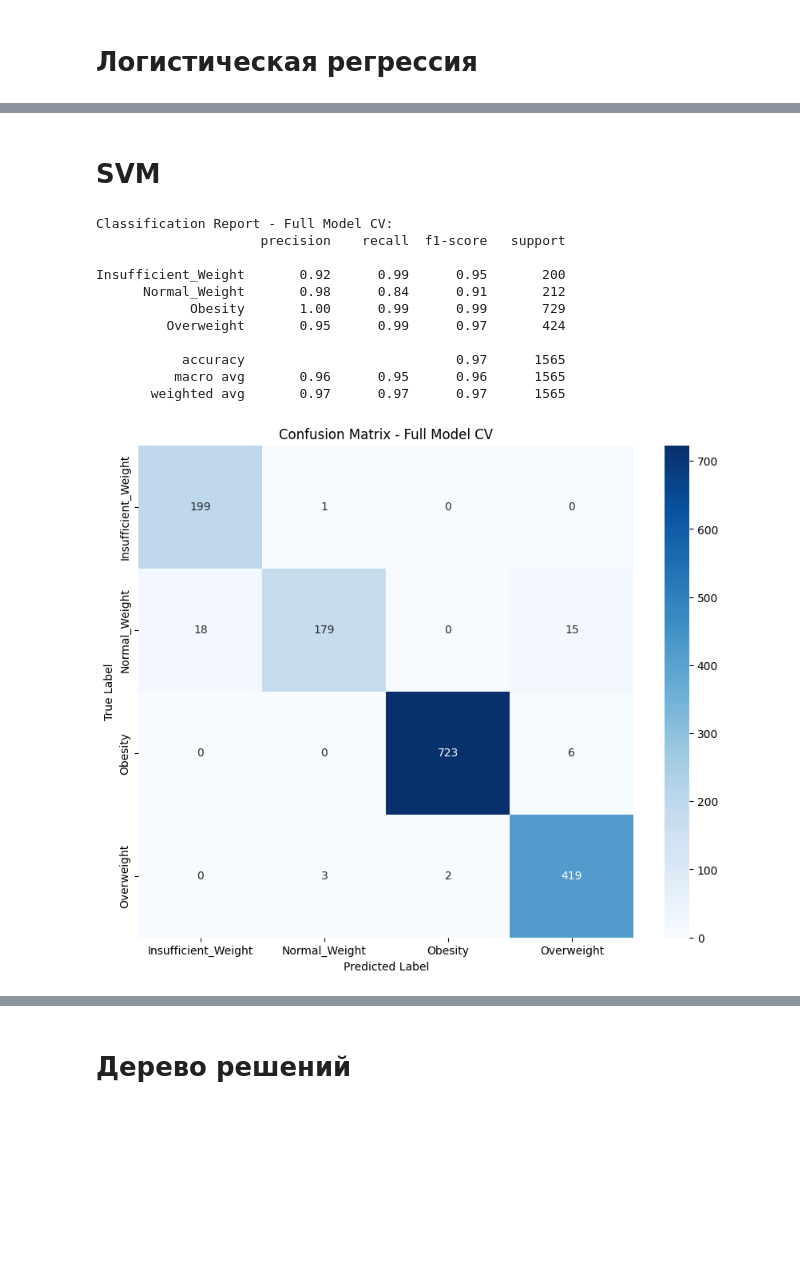
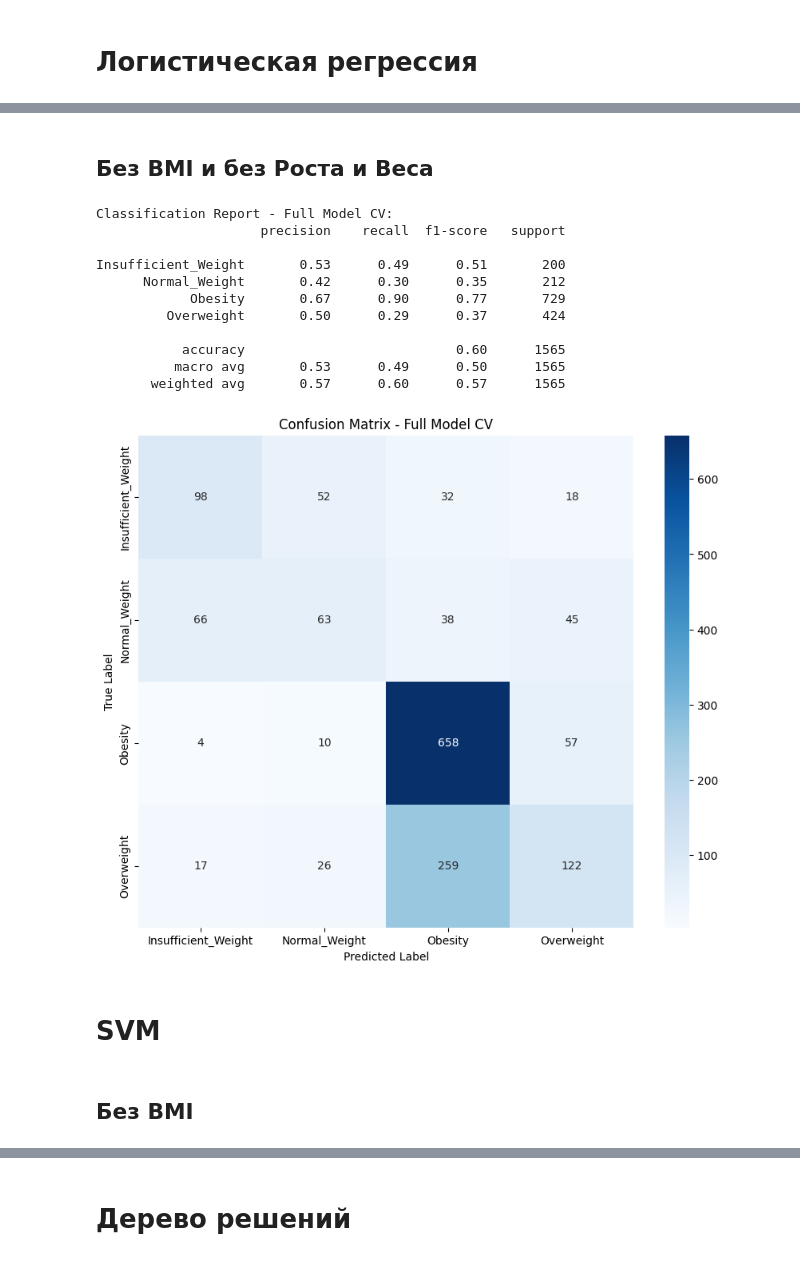
Before and after one commit to AlexTilta/Multiclass_prediction_of_obesity_risk, a Jupyter notebook: 02_ML.ipynb, the cells around one changed output, grey strips where cells are left out. Drawn from its saved outputs; the diff is of its cells as text; code cells hidden in the pictures; blank space fills up the shorter version.

```diff
--- a/02_ML.ipynb
+++ b/02_ML.ipynb
@@ -259,3 +287,14 @@ test_pool = Pool(X_cat_test, y_cat_test, cat_features=cat_features)
+# %%
+# --- Для большинства моделей (df) ---
+X_NO_ANTHRO = df.drop(columns=COLUMNS_TO_DROP_ANTHROPOMETRICS_EXCLUDED)
+Y = df[TARGET_COLUMN]
+X_NO_ANTHRO_train, X_NO_ANTHRO_test, Y_NO_ANTHRO_train, Y_NO_ANTHRO_test = train_test_split(X_NO_ANTHRO, Y, random_state=42, stratify=Y)
+
+X_NO_ANTHRO_cat = df_original.drop(columns=COLUMNS_TO_DROP_ANTHROPOMETRICS_EXCLUDED)
+Y_cat = df_original[TARGET_COLUMN]
+X_NO_ANTHRO_cat_train, X_NO_ANTHRO_cat_test, Y_NO_ANTHRO_cat_train, Y_NO_ANTHRO_cat_test = train_test_split(X_NO_ANTHRO_cat, Y_cat, random_state=42)
+
+cat_features = ['Gender', 'family_history_with_overweight', 'FCVC', 'FAVC', 'CAEC', 'CH2O', 'SMOKE', 'SCC', 'CALC', 'MTRANS', 'NCP', 'FAF', 'TUE']
 # %% [markdown]
 ## Функции для запуска моделей и вывода их результата
 # %% [markdown]
@@ -360,3 +419,20 @@ Insufficient_Weight       0.90      0.98      0.94       200
+# %% [markdown]
+## Без BMI и без Роста и Веса
+# %%
+make_model(logreg_pipeline, X_NO_ANTHRO_train, Y_NO_ANTHRO_train, MODEL_NAMES["log_reg"], result_no_anthro)
+# %% [output]
+Classification Report - Full Model CV:
+                     precision    recall  f1-score   support
+
+Insufficient_Weight       0.53      0.49      0.51       200
+      Normal_Weight       0.42      0.30      0.35       212
+            Obesity       0.67      0.90      0.77       729
+         Overweight       0.50      0.29      0.37       424
+
+           accuracy                           0.60      1565
+          macro avg       0.53      0.49      0.50      1565
+       weighted avg       0.57      0.60      0.57      1565
+[figure, added]
 # %% [markdown]
 # SVM
 # %%
@@ -364,17 +440,5 @@ svm_pipeline = make_pipeline(
         StandardScaler(),
         SVC(kernel='linear', random_state=42)
     )
-make_model(svm_pipeline, X_train, y_train, MODEL_NAMES["svm"], comparison_results)
-# %% [output]
-Classification Report - Full Model CV:
-                     precision    recall  f1-score   support
-
-Insufficient_Weight       0.92      0.99      0.95       200
-      Normal_Weight       0.98      0.84      0.91       212
-            Obesity       1.00      0.99      0.99       729
-         Overweight       0.95      0.99      0.97       424
-
-           accuracy                           0.97      1565
-          macro avg       0.96      0.95      0.96      1565
-       weighted avg       0.97      0.97      0.97      1565
-[figure, removed]
+# %% [markdown]
+## Без BMI
```
Also changed, not shown: parts of 51 cells of this notebook.
